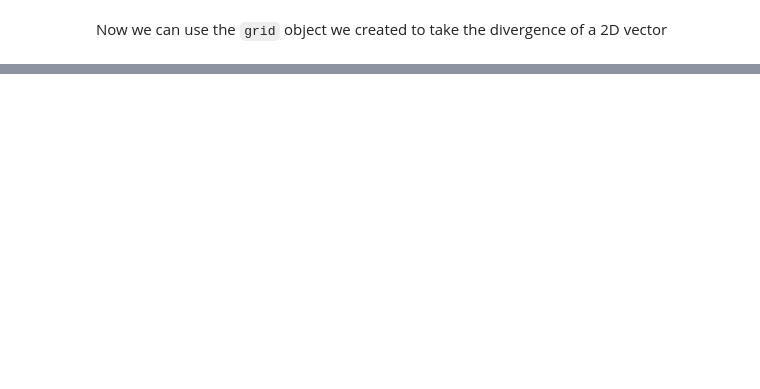
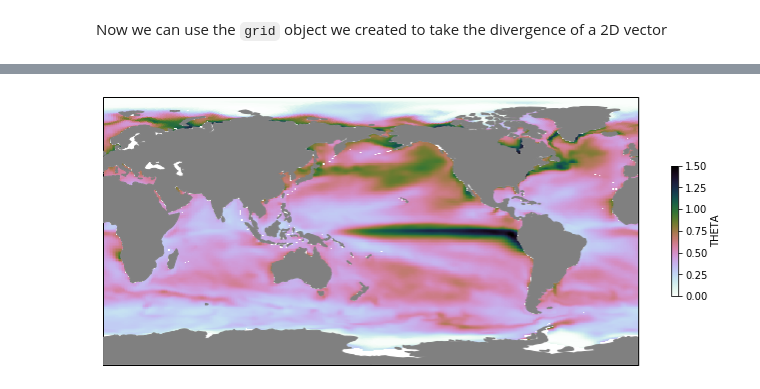
Before and after one commit to cpatrizio88/pangeo_ECCO, a Jupyter notebook: test_ecco.ipynb, the cells around one changed output, grey strips where cells are left out. Cells and saved outputs as stored; diff of their text form; code cells hidden in the pictures; blank space fills up the shorter version.

```diff
--- a/test_ecco.ipynb
+++ b/test_ecco.ipynb
@@ -255,3 +320,12 @@ ax.set_title(r'Convergence of Net Horizontal Flux (W/m$^2$)');
 # %%
 m, ax = mapper(ds.TFLUX.mean(dim='time').load(), cmap='RdBu_r', vmax=300, vmin=-300);
 ax.set_title(r'Surface Heat Flux (W/m$^2$)');
+# %%
+sst_anom = theta_anom.isel(k=0)
+sst_anom.load().max()
+
+# Standard Deviation of SST
+m, ax = mapper(sst_anom.std(dim='time'), cmap='cubehelix_r', vmax=1.5, vmin=0);
+ax.set_title(r'Standard Deviation of SST (C$^{\circ}$)');
+# %% [output]
+[figure, added]
```
Also changed, not shown: parts of 11 cells of this notebook.
